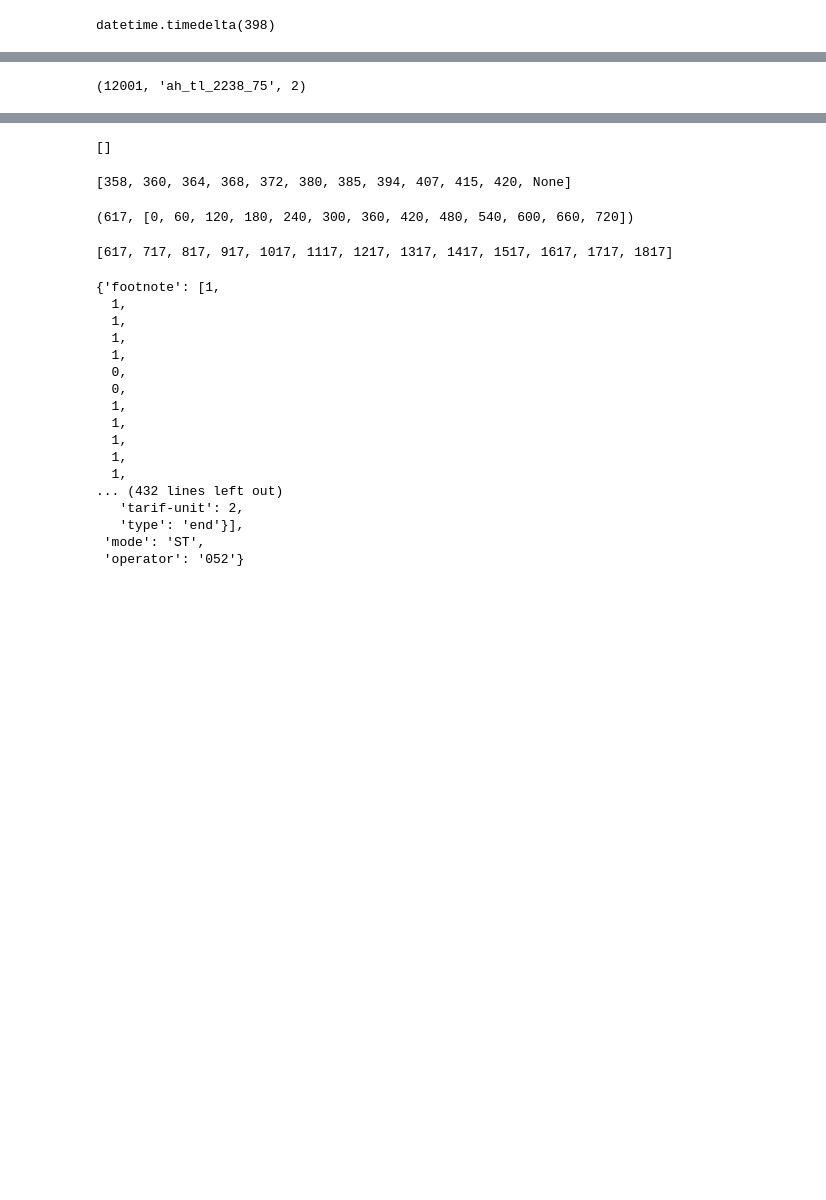
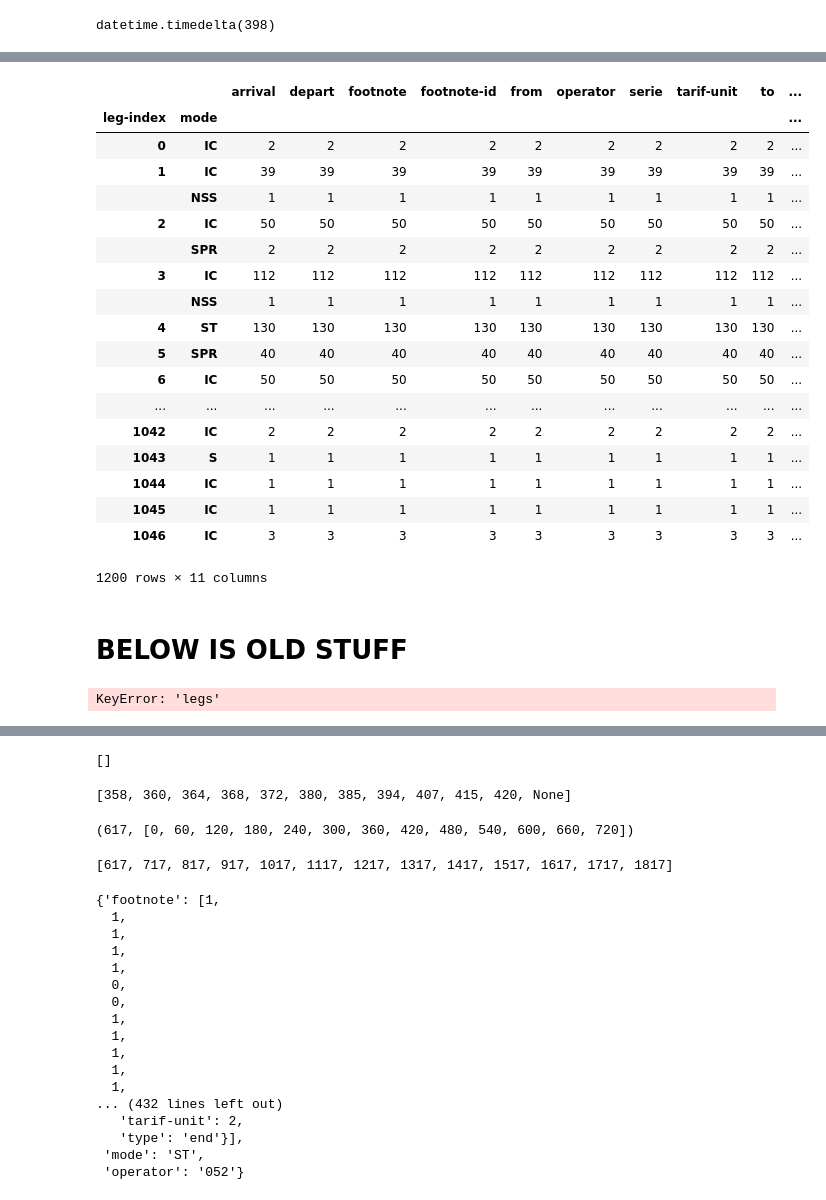
Before and after one commit to janwillemtulp/train-timetable, a Jupyter notebook: prep/Untitled.ipynb, the cells around one changed output, grey strips where cells are left out. Cells and saved outputs as stored; diff of their text form; code cells hidden in the pictures; blank space fills up the shorter version.

Commit message:
unique legs by train id and trip id

```diff
--- a/prep/Untitled.ipynb
+++ b/prep/Untitled.ipynb
@@ -213,0 +303,10 @@ datetime.timedelta(398)
+# %%
+#flatten = lambda x: [a for b in x for a in b]
+
+daily_active_legs = map(lambda x: sum(list(x)), zipit(map(lambda x: x['footnote'], uniq_legs)))
+
+most_active_day_index = daily_active_legs.index(max(daily_active_legs))
+least_active_day_index = daily_active_legs.index(min(daily_active_legs))
+
+most_active_day_legs = filter(lambda x: x['footnote'][most_active_day_index] == 1, uniq_legs)
+least_active_day_legs = filter(lambda x: x['footnote'][least_active_day_index] == 1, uniq_legs)
@@ -213,0 +321,8 @@ datetime.timedelta(398)
+# %%
+df = pd.DataFrame(most_active_day_legs).sort_values('depart')
+# %%
+tmp = df[['from', 'to', 'tarif-unit']].drop_duplicates().reset_index(drop=True)
+tmp = tmp.set_index(['from', 'to'])
+tmp['ix'] = range(0, tmp.size)
+
+tmp.to_csv('../data/legs.csv', index=True)
@@ -213,0 +338,12 @@ datetime.timedelta(398)
+# %%
+df = pd.DataFrame(most_active_day_legs).sort_values('depart')
+
+df['trip-id'] = df['trip-id'].apply(lambda x: int(x[1:]))
+
+df['leg-index'] = df.apply(lambda x: tmp.loc[x['from'], x['to']]['ix'], axis=1)
+
+df[['arrival', 'depart', 'mode', 'operator', 'leg-index', 'train-id', 'trip-id']] \
+    .sort_values(['depart'], ascending=[True]) \
+    .to_csv('../data/data.csv', index=False)
+
+!head ../data/data.csv
@@ -214,19 +361,37 @@ datetime.timedelta(398)
+# %%
+df.groupby(['leg-index', 'mode']).count()
+# %% [output]
+|  |  | arrival | depart | footnote | footnote-id | from | operator | serie | tarif-unit | to | ... |
+| leg-index | mode |  |  |  |  |  |  |  |  |  | ... |
+| 0 | IC | 2 | 2 | 2 | 2 | 2 | 2 | 2 | 2 | 2 | ... |
+| 1 | IC | 39 | 39 | 39 | 39 | 39 | 39 | 39 | 39 | 39 | ... |
+|  | NSS | 1 | 1 | 1 | 1 | 1 | 1 | 1 | 1 | 1 | ... |
+| 2 | IC | 50 | 50 | 50 | 50 | 50 | 50 | 50 | 50 | 50 | ... |
+|  | SPR | 2 | 2 | 2 | 2 | 2 | 2 | 2 | 2 | 2 | ... |
+| 3 | IC | 112 | 112 | 112 | 112 | 112 | 112 | 112 | 112 | 112 | ... |
+|  | NSS | 1 | 1 | 1 | 1 | 1 | 1 | 1 | 1 | 1 | ... |
+| 4 | ST | 130 | 130 | 130 | 130 | 130 | 130 | 130 | 130 | 130 | ... |
+| 5 | SPR | 40 | 40 | 40 | 40 | 40 | 40 | 40 | 40 | 40 | ... |
+| 6 | IC | 50 | 50 | 50 | 50 | 50 | 50 | 50 | 50 | 50 | ... |
+| ... | ... | ... | ... | ... | ... | ... | ... | ... | ... | ... | ... |
+| 1042 | IC | 2 | 2 | 2 | 2 | 2 | 2 | 2 | 2 | 2 | ... |
+| 1043 | S | 1 | 1 | 1 | 1 | 1 | 1 | 1 | 1 | 1 | ... |
+| 1044 | IC | 1 | 1 | 1 | 1 | 1 | 1 | 1 | 1 | 1 | ... |
+| 1045 | IC | 1 | 1 | 1 | 1 | 1 | 1 | 1 | 1 | 1 | ... |
+| 1046 | IC | 3 | 3 | 3 | 3 | 3 | 3 | 3 | 3 | 3 | ... |
+1200 rows × 11 columns
+# %% [markdown]
+# BELOW IS OLD STUFF
 # %%
-import itertools
+groups2 = []
+uniquekeys2 = []
 
-groups = []
-uniquekeys = []
+keyfunc2 = lambda x: '_'.join(map(lambda x: x['station'], x['legs'])) + '_' + str(x['legs'][-1:][0]['arrival'] - x['legs'][:1][0]['depart'])
 
-# keyfunc = lambda x: x['legs'][0]['station'] + '_' + str(x['legs'][0]['depart']) + '_' + str(len(x['legs'])) + '_' + str(x['legs'][-1:][0]['arrival'])
-# keyfunc = lambda x: '_'.join(map(lambda y: y['station'], x['legs'])) #+ '_' + str(x['legs'][-1:][0]['arrival'])
-keyfunc = lambda x: x['legs'][:1][0]['station'] + '_' + x['legs'][-1:][0]['station'] + '_' + str(x['legs'][0]['depart']) + '_' + str(x['legs'][-1:][0]['arrival'] - x['legs'][0]['depart'])
+data2 = sorted(active_day_legs, key=keyfunc2)
 
-data = sorted(trips, key=keyfunc)
-
-for k, g in itertools.groupby(data, keyfunc):
-    groups.append(list(g))      # Store group iterator as a list
-    uniquekeys.append(k)
+for k, g in itertools.groupby(data2, keyfunc2):
+    groups2.append(list(g))
+    uniquekeys2.append(k)
+# %% [output]
+KeyError: 'legs'
-# %%
-len(uniquekeys), uniquekeys[187], len(groups[187])
-# %% [output]
-(12001, 'ah_tl_2238_75', 2)
```
Also changed, not shown: parts of 19 cells of this notebook, 2 other files.
